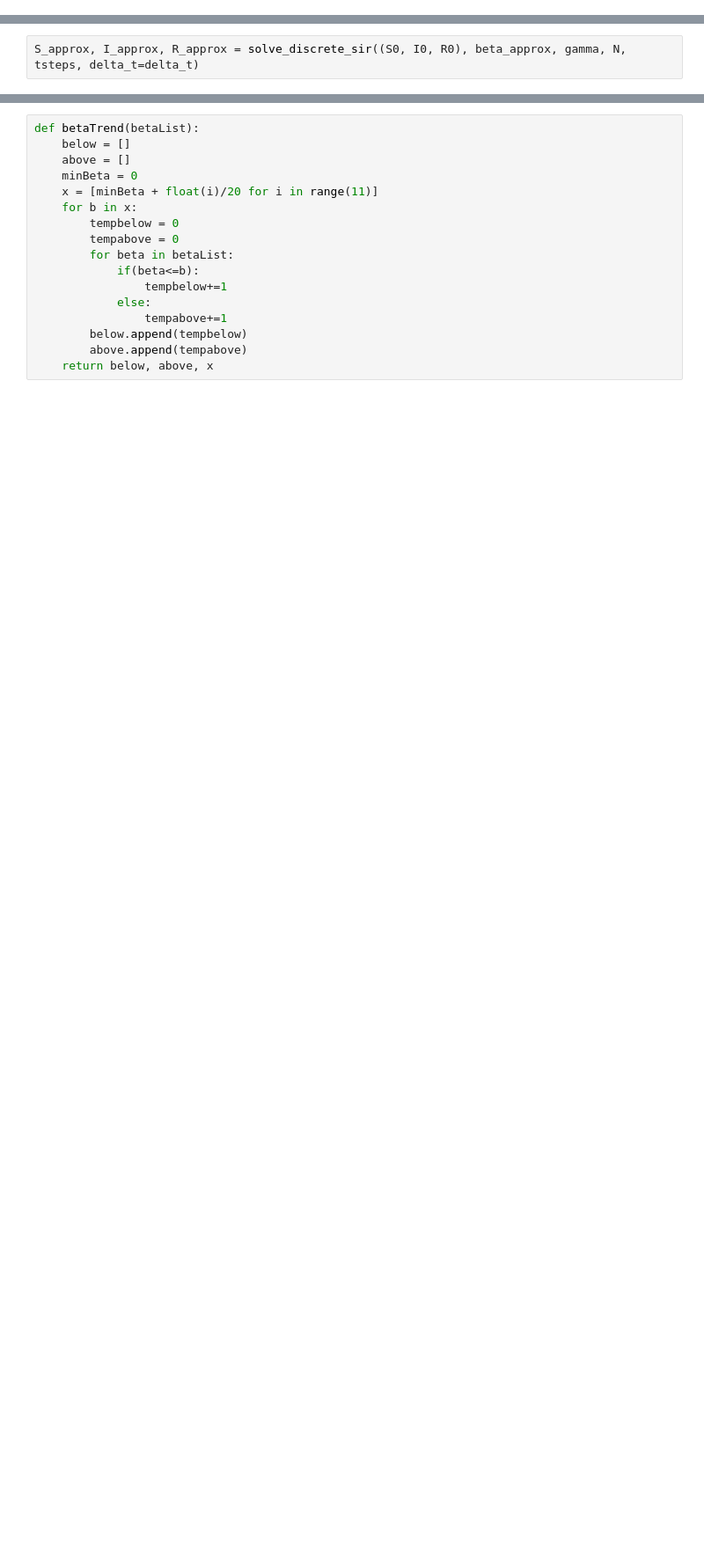
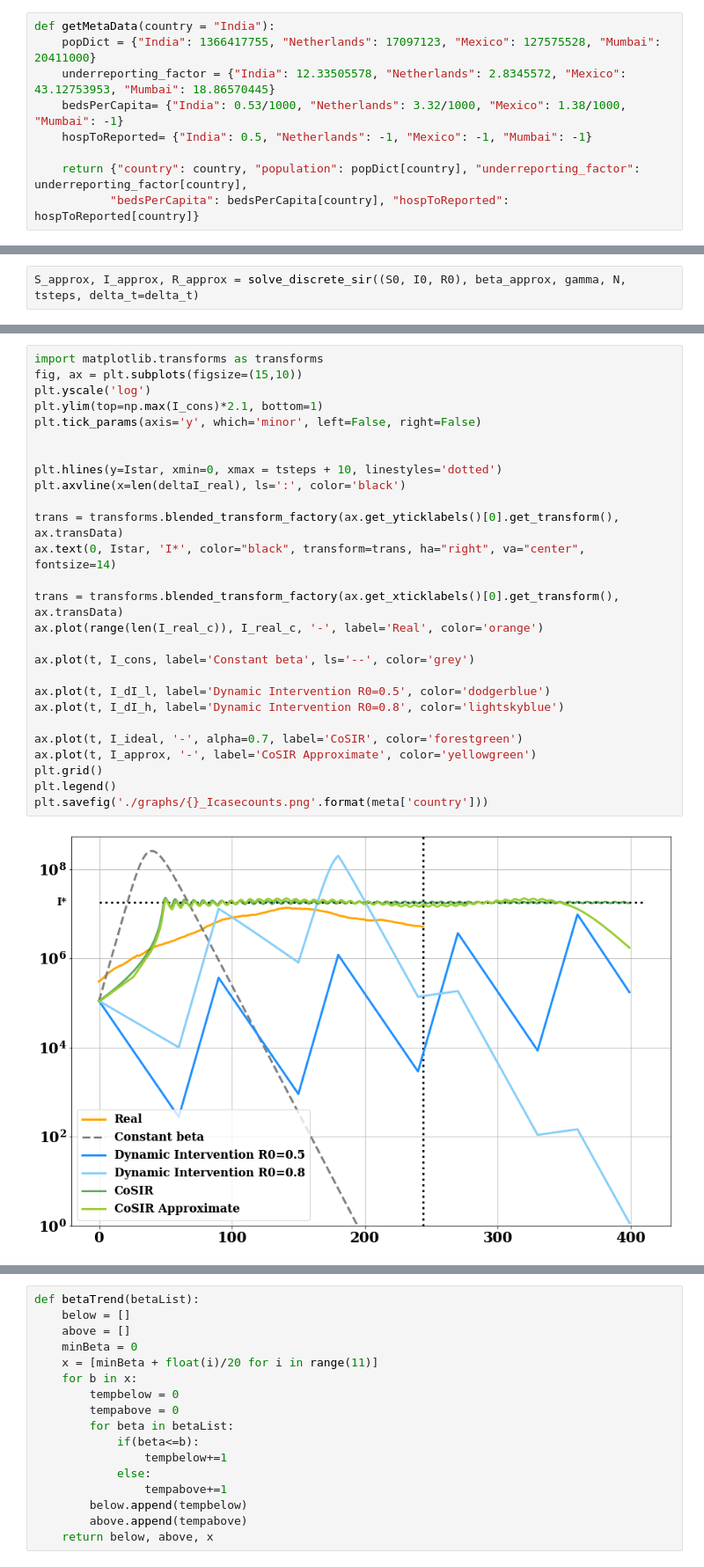
Before and after one commit to dsindiavscovid/CoSIR, a Jupyter notebook: baselines.ipynb, the cells around one changed output, grey strips where cells are left out. Shown at 88% size. Saved outputs shown, nothing was run; the diff lists cells and outputs as text; blank space fills up the shorter version.

```diff
--- a/baselines.ipynb
+++ b/baselines.ipynb
@@ -13 +12,10 @@ from plot import *
+# %%
+def getMetaData(country = "India"):
+    popDict = {"India": 1366417755, "Netherlands": 17097123, "Mexico": 127575528, "Mumbai": 20411000}
+    underreporting_factor = {"India": 12.33505578, "Netherlands": 2.8345572, "Mexico": 43.12753953, "Mumbai": 18.86570445}
+    bedsPerCapita= {"India": 0.53/1000, "Netherlands": 3.32/1000, "Mexico": 1.38/1000, "Mumbai": -1}
+    hospToReported= {"India": 0.5, "Netherlands": -1, "Mexico": -1, "Mumbai": -1}
+
+    return {"country": country, "population": popDict[country], "underreporting_factor": underreporting_factor[country],
+           "bedsPerCapita": bedsPerCapita[country], "hospToReported": hospToReported[country]}
 # %%
@@ -205,3 +228,32 @@ plt.legend()
+# %%
+import matplotlib.transforms as transforms
+fig, ax = plt.subplots(figsize=(15,10))
+plt.yscale('log')
+plt.ylim(top=np.max(I_cons)*2.1, bottom=1)
+plt.tick_params(axis='y', which='minor', left=False, right=False)
+
+
+plt.hlines(y=Istar, xmin=0, xmax = tsteps + 10, linestyles='dotted')
+plt.axvline(x=len(deltaI_real), ls=':', color='black')
+
+trans = transforms.blended_transform_factory(ax.get_yticklabels()[0].get_transform(), ax.transData)
+ax.text(0, Istar, 'I*', color="black", transform=trans, ha="right", va="center",  fontsize=14)
+
+trans = transforms.blended_transform_factory(ax.get_xticklabels()[0].get_transform(), ax.transData)
+ax.plot(range(len(I_real_c)), I_real_c, '-', label='Real', color='orange')
+
+ax.plot(t, I_cons, label='Constant beta', ls='--', color='grey')
+
+ax.plot(t, I_dI_l, label='Dynamic Intervention R0=0.5', color='dodgerblue')
+ax.plot(t, I_dI_h, label='Dynamic Intervention R0=0.8', color='lightskyblue')
+
+ax.plot(t, I_ideal, '-', alpha=0.7, label='CoSIR', color='forestgreen')
+ax.plot(t, I_approx, '-', label='CoSIR Approximate', color='yellowgreen')
+plt.grid()
+plt.legend()
+plt.savefig('./graphs/{}_Icasecounts.png'.format(meta['country']))
+# %% [output]
+[figure, added]
 # %%
 def getControlMetrics(I, Istar):
     c = 0
```
Also changed, not shown: parts of 22 cells of this notebook, 9 other files.
